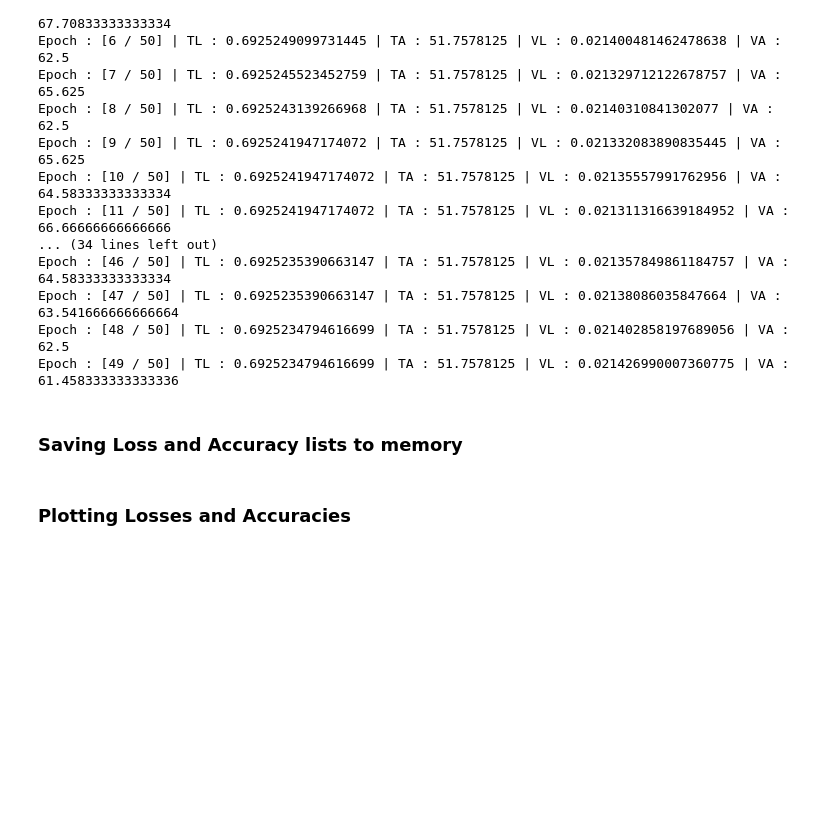
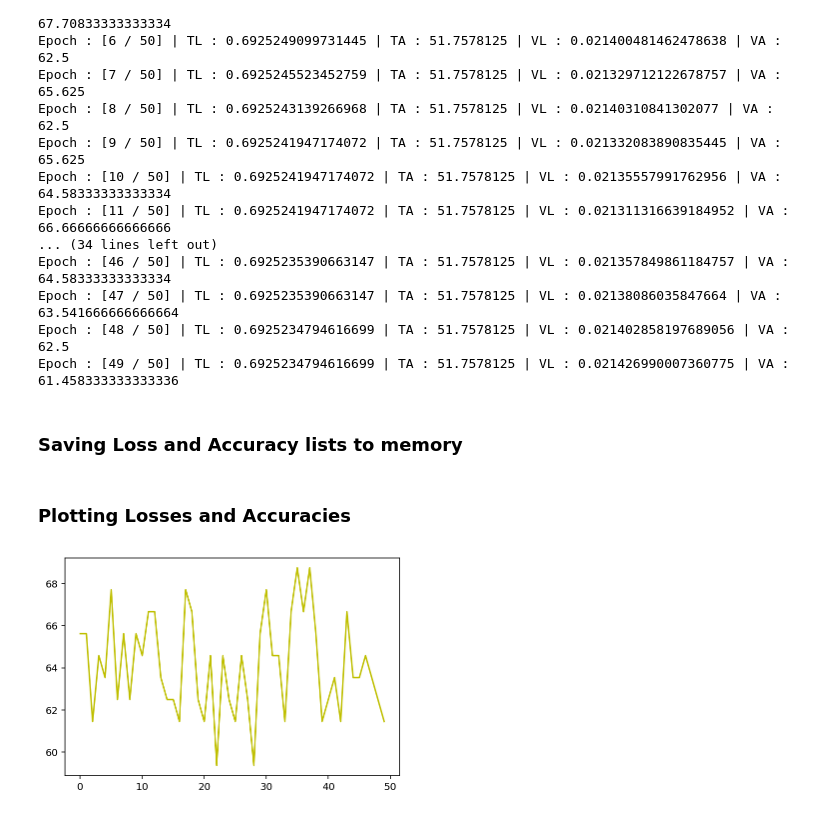
Before and after one commit to akshaykulkarni07/deep_learning_models, a Jupyter notebook: deepnn.ipynb, the cells around one changed output. Saved outputs shown, nothing was run; the diff lists cells and outputs as text; code cells hidden in the pictures; blank space fills up the shorter version.

Commit message:
Added some results of training a 3 layer network for 100 epochs. Need to train longer to get better results. Will do so when I get GPU access.

```diff
--- a/deepnn.ipynb
+++ b/deepnn.ipynb
@@ -249,7 +249,7 @@ import matplotlib.pyplot as plt
 import csv
 import numpy as np
 
-with open('/home/ivlabs/Downloads/train_loss_list_deepnn.csv', 'r') as f:
+with open('train_loss_list_deepnn.csv', 'r') as f:
     reader = csv.reader(f)
     train_loss_list2 = list(reader)
 
@@ -257,37 +257,39 @@ train_loss_list = list()
 for i in train_loss_list2:
     for j in i:
         train_loss_list.append(float(j))
 
-with open('/home/ivlabs/Downloads/train_acc_list_deepnn.csv', 'r') as f:
+with open('train_acc_list_deepnn.csv', 'r') as f:
     reader = csv.reader(f)
     train_acc_list2 = list(reader)
 
 train_acc_list = list()
 for i in train_acc_list2:
     for j in i:
         train_acc_list.append(float(j))
 
-with open('/home/ivlabs/Downloads/val_loss_list_deepnn.csv', 'r') as f:
+with open('val_loss_list_deepnn.csv', 'r') as f:
     reader = csv.reader(f)
     val_loss_list2 = list(reader)
 
 val_loss_list = list()
 for i in val_loss_list2:
     for j in i:
         val_loss_list.append(float(j))
 
-with open('/home/ivlabs/Downloads/val_acc_list_deepnn.csv', 'r') as f:
+with open('val_acc_list_deepnn.csv', 'r') as f:
     reader = csv.reader(f)
     val_acc_list2 = list(reader)
 
 val_acc_list = list()
 for i in val_acc_list2:
     for j in i:
         val_acc_list.append(float(j))
 
-iterations = np.arange(0, 101, 1)
-plt.plot(iterations, train_loss_list, 'r')
-plt.plot(iterations, train_acc_list, 'g')
-plt.plot(iterations, val_loss_list, 'b')
+iterations = np.arange(0, 50, 1)
+# plt.plot(iterations, train_loss_list, 'r')
+# plt.plot(iterations, train_acc_list, 'g')
+# plt.plot(iterations, val_loss_list, 'b')
 plt.plot(iterations, val_acc_list, 'y')
 plt.show()
+# %% [output]
+[figure, added]
```
Also changed, not shown: 8 other files.
